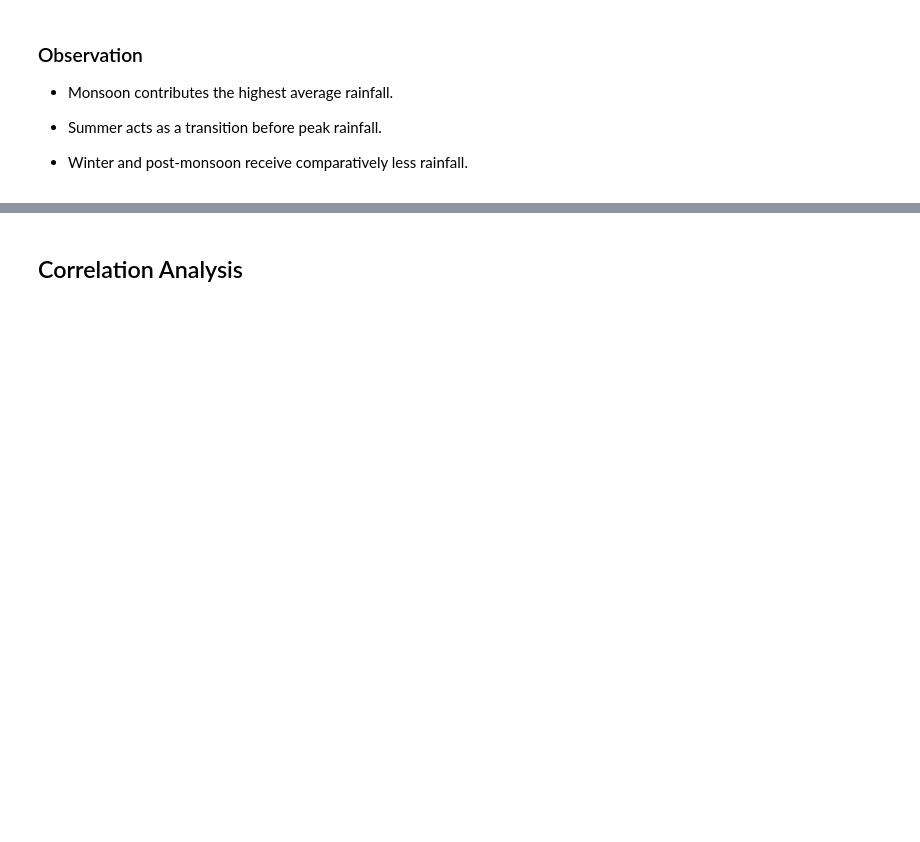
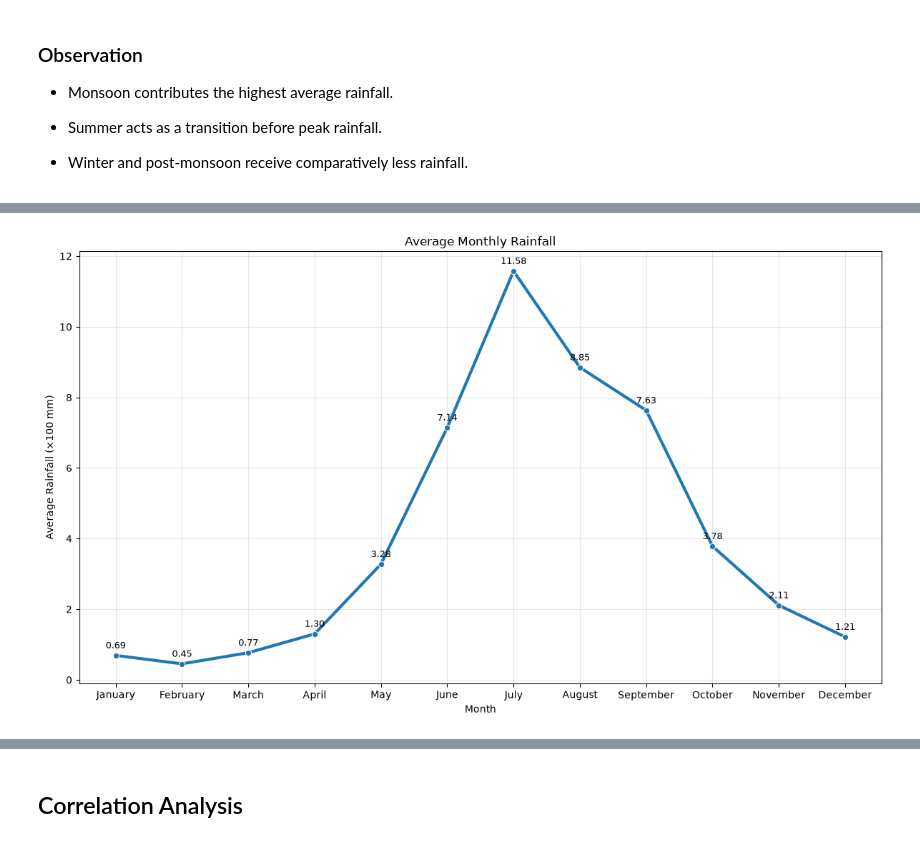
Before and after one commit to Amit-o18/India-weather-data-analysis, a Jupyter notebook: notebooks/03_Exploratory_Data_Analysis.ipynb, the cells around one changed output, grey strips where cells are left out. Saved outputs shown, nothing was run; the diff lists cells and outputs as text; code cells hidden in the pictures; blank space fills up the shorter version.

Commit message:
Complete exploratory data analysis

```diff
--- a/notebooks/03_Exploratory_Data_Analysis.ipynb
+++ b/notebooks/03_Exploratory_Data_Analysis.ipynb
@@ -478,0 +483,38 @@ plt.show()
+# %%
+month_order = [
+    "January", "February", "March", "April",
+    "May", "June", "July", "August",
+    "September", "October", "November", "December"
+]
+
+monthly_rain=(
+    df.groupby('month')['rainfall']
+    .mean()
+    .reindex(month_order)
+    .reset_index()
+)
+
+
+plt.figure(figsize=(12,7))
+
+sns.lineplot(
+    data=monthly_rain,
+    x="month",
+    y="rainfall",
+    marker="o",
+    linewidth=3
+)
+
+for x, y in zip(monthly_rain["month"], monthly_rain["rainfall"]):
+    plt.text(x, y + 0.2, f"{y:.2f}", ha="center", fontsize=9)
+
+plt.title("Average Monthly Rainfall")
+plt.xlabel("Month")
+plt.ylabel("Average Rainfall (×100 mm)")
+
+plt.grid(alpha=0.3)
+
+plt.tight_layout()
+plt.show()
+# %% [output]
+[figure, added]
```
Also changed, not shown: parts of 18 cells of this notebook.
